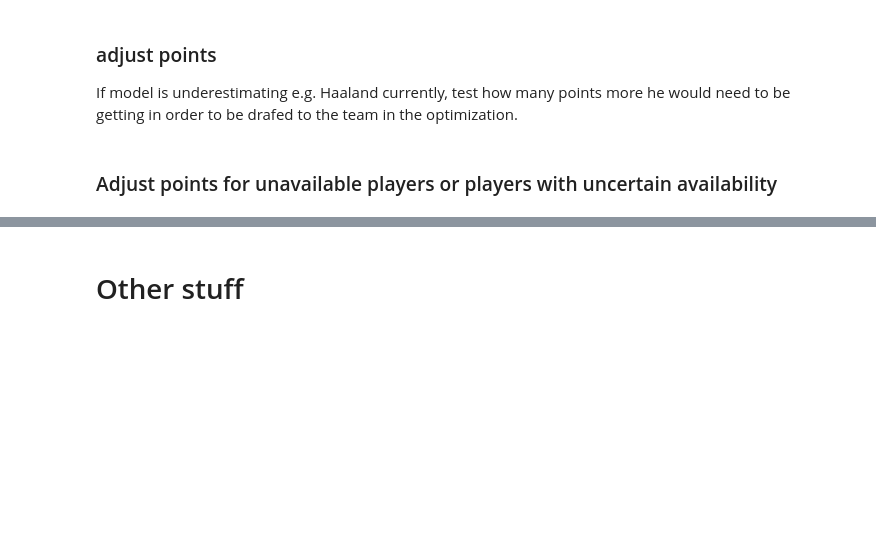
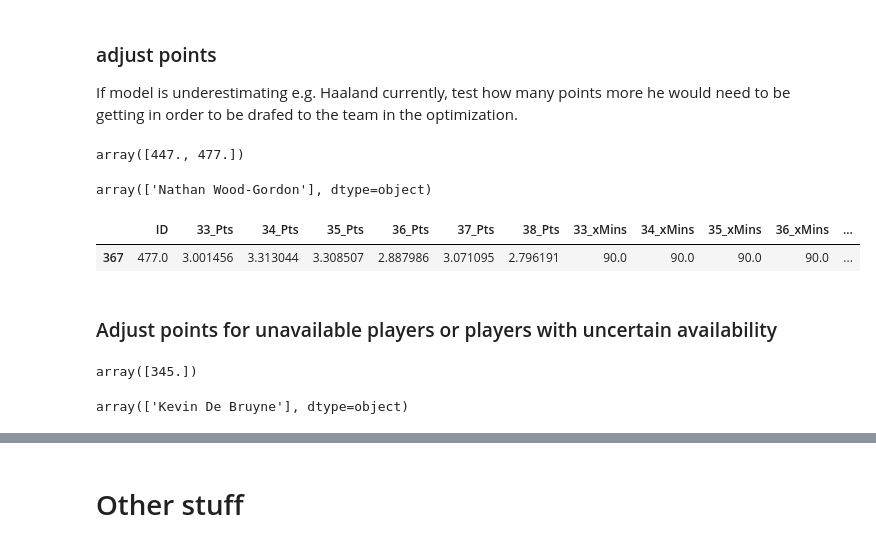
Before and after one commit to jaksticks/Fantasy-Premier-League, a Jupyter notebook: season24_25/notebooks/fplreview_style_projection_data.ipynb, the cells around one changed output, grey strips where cells are left out. Cells and saved outputs as stored; diff of their text form; code cells hidden in the pictures; blank space fills up the shorter version.

```diff
--- a/season24_25/notebooks/fplreview_style_projection_data.ipynb
+++ b/season24_25/notebooks/fplreview_style_projection_data.ipynb
@@ -1,7 +1,7 @@
 # %% [markdown]
 This notebook is used to create a csv file that includes my point projections in a format similar to fplreview.com. This csv file can then be used for making advanced team optimization plans using Sertalp B. Cay's repo "fpl-optimization".
 # %%
-latest_gameweek = 31
+latest_gameweek = 32
 # %%
 import numpy as np
 import pandas as pd
@@ -115,12 +253,18 @@ projections_pivot.to_csv(filepath)
 
 If model is underestimating e.g. Haaland currently, test how many points more he would need to be getting in order to be drafed to the team in the optimization.
 # %%
-projections.loc[projections['name'].str.contains('Have'), 'id'].unique()
+projections.loc[projections['name'].str.contains('Wood'), 'id'].unique()
 #projections.loc[projections['name'].str.contains('Palme'), 'id'].unique()
+# %% [output]
+array([447., 477.])
 # %%
-player_id = 4
+player_id = 477
 display(projections.loc[projections.id==player_id, 'name'].unique())
 display(projections_pivot[projections_pivot.ID==player_id])
+# %% [output]
+array(['Nathan Wood-Gordon'], dtype=object)
+|  | ID | 33_Pts | 34_Pts | 35_Pts | 36_Pts | 37_Pts | 38_Pts | 33_xMins | 34_xMins | 35_xMins | 36_xMins | ... |
+| 367 | 477.0 | 3.001456 | 3.313044 | 3.308507 | 2.887986 | 3.071095 | 2.796191 | 90.0 | 90.0 | 90.0 | 90.0 | ... |
 # %%
 pts_cols = [col for col in projections_pivot.columns if 'Pts' in col]
 projections_pivot.loc[projections_pivot.ID==player_id, pts_cols].sum(axis=1) / 10
@@ -158,7 +302,11 @@ def adjust_points_via_weights(player_id, gameweeks, weights):
     display(projections_pivot[projections_pivot.ID==player_id])
 # %%
 # Check player_id
-projections.loc[projections['name'].str.contains('Wood'), 'id'].unique()
+projections.loc[projections['name'].str.contains('Bruy'), 'id'].unique()
+# %% [output]
+array([345.])
 # %%
-player_id = 447
+player_id = 345
 display(projections.loc[projections.id==player_id, 'name'].unique())
+# %% [output]
+array(['Kevin De Bruyne'], dtype=object)
```
Also changed, not shown: parts of 20 cells of this notebook, 8 other files.
